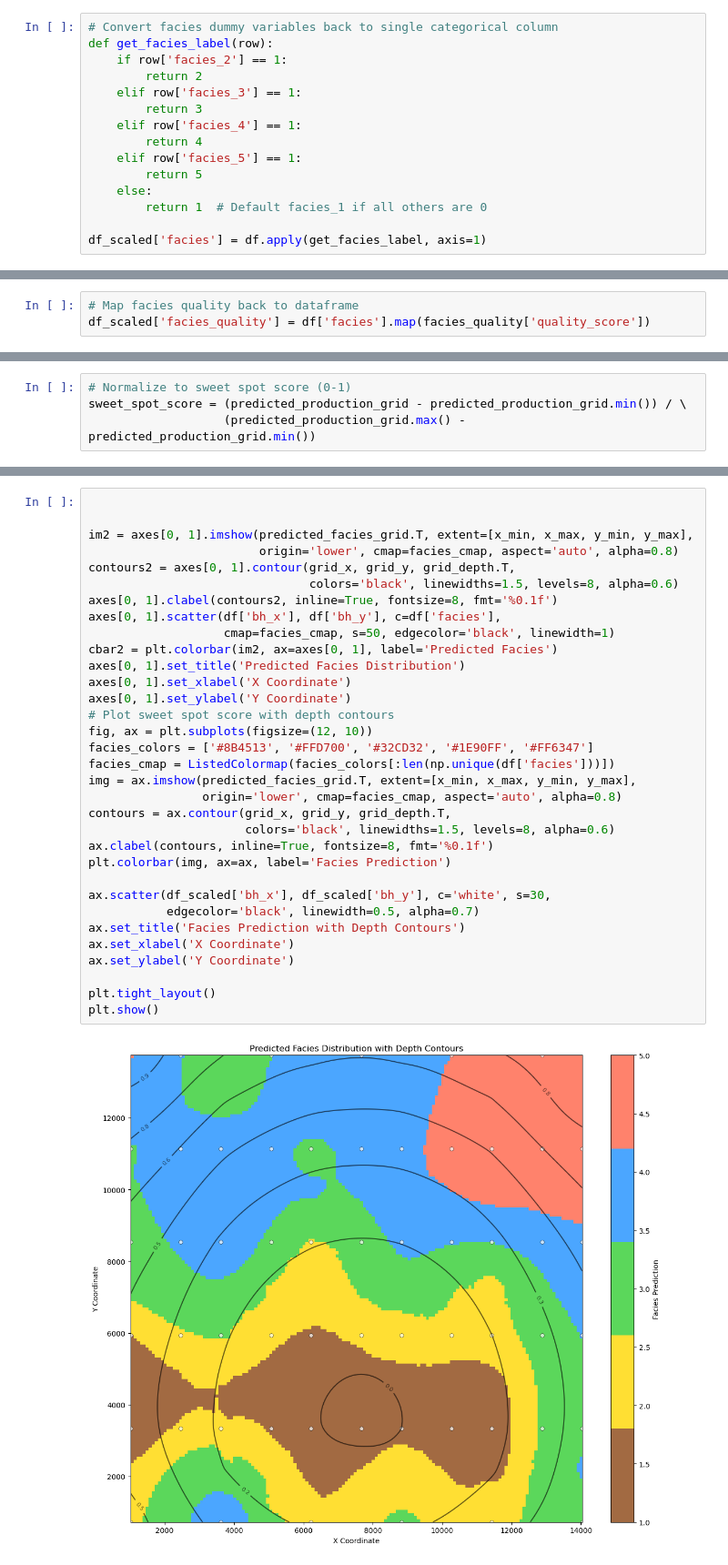
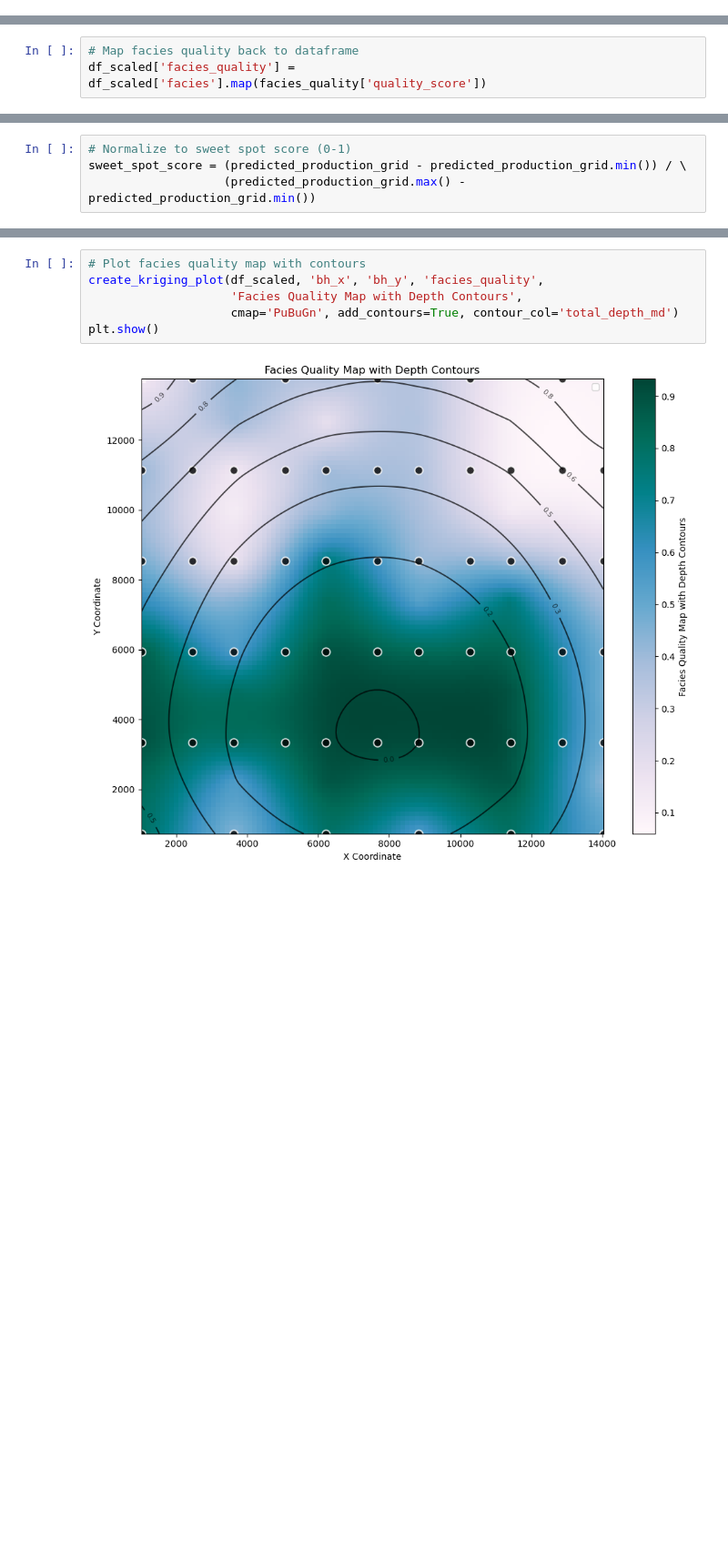
Before and after one commit to elnflores/NSC-325-Sweet-Spot-Identification, a Jupyter notebook: Exploratory.ipynb, the cells around one changed output, grey strips where cells are left out. Shown at 91% size. Cells and saved outputs as stored; diff of their text form; blank space fills up the shorter version.

```diff
--- a/Exploratory.ipynb
+++ b/Exploratory.ipynb
@@ -628,18 +591,3 @@ plt.show()
-# %%
-# Convert facies dummy variables back to single categorical column
-def get_facies_label(row):
-    if row['facies_2'] == 1:
-        return 2
-    elif row['facies_3'] == 1:
-        return 3
-    elif row['facies_4'] == 1:
-        return 4
-    elif row['facies_5'] == 1:
-        return 5
-    else:
-        return 1  # Default facies_1 if all others are 0
-
-df_scaled['facies'] = df.apply(get_facies_label, axis=1)
 # %%
 # Features for facies prediction
 feature_cols = ['bh_x', 'bh_y', 'total_depth_md', 'porosity', 'perm_hm', 'past_pressure']
@@ -909,7 +823,7 @@ facies
 Name: quality_score, dtype: float64
 # %%
 # Map facies quality back to dataframe
-df_scaled['facies_quality'] = df['facies'].map(facies_quality['quality_score'])
+df_scaled['facies_quality'] = df_scaled['facies'].map(facies_quality['quality_score'])
 # %%
 # Train Random Forest Classifier for facies prediction
 feature_cols = ['bh_x', 'bh_y', 'total_depth_md', 'porosity', 'perm_hm', 'past_pressure']
@@ -1048,38 +960,11 @@ plt.show()
 # %%
-
-
-im2 = axes[0, 1].imshow(predicted_facies_grid.T, extent=[x_min, x_max, y_min, y_max],
-                        origin='lower', cmap=facies_cmap, aspect='auto', alpha=0.8)
-contours2 = axes[0, 1].contour(grid_x, grid_y, grid_depth.T,
-                               colors='black', linewidths=1.5, levels=8, alpha=0.6)
-axes[0, 1].clabel(contours2, inline=True, fontsize=8, fmt='%0.1f')
-axes[0, 1].scatter(df['bh_x'], df['bh_y'], c=df['facies'],
-                   cmap=facies_cmap, s=50, edgecolor='black', linewidth=1)
-cbar2 = plt.colorbar(im2, ax=axes[0, 1], label='Predicted Facies')
-axes[0, 1].set_title('Predicted Facies Distribution')
-axes[0, 1].set_xlabel('X Coordinate')
-axes[0, 1].set_ylabel('Y Coordinate')
-# Plot sweet spot score with depth contours
-fig, ax = plt.subplots(figsize=(12, 10))
-facies_colors = ['#8B4513', '#FFD700', '#32CD32', '#1E90FF', '#FF6347']
-facies_cmap = ListedColormap(facies_colors[:len(np.unique(df['facies']))])
-img = ax.imshow(predicted_facies_grid.T, extent=[x_min, x_max, y_min, y_max],
-                origin='lower', cmap=facies_cmap, aspect='auto', alpha=0.8)
-contours = ax.contour(grid_x, grid_y, grid_depth.T,
-                      colors='black', linewidths=1.5, levels=8, alpha=0.6)
-ax.clabel(contours, inline=True, fontsize=8, fmt='%0.1f')
-plt.colorbar(img, ax=ax, label='Facies Prediction')
-
-ax.scatter(df_scaled['bh_x'], df_scaled['bh_y'], c='white', s=30,
-           edgecolor='black', linewidth=0.5, alpha=0.7)
-ax.set_title('Facies Prediction with Depth Contours')
-ax.set_xlabel('X Coordinate')
-ax.set_ylabel('Y Coordinate')
-
-plt.tight_layout()
+# Plot facies quality map with contours
+create_kriging_plot(df_scaled, 'bh_x', 'bh_y', 'facies_quality',
+                    'Facies Quality Map with Depth Contours',
+                    cmap='PuBuGn', add_contours=True, contour_col='total_depth_md')
 plt.show()
 # %% [output]
-[figure, old version]
+[figure, new version]
 # %%
 # Plot predicted production with depth contours
 fig, ax = plt.subplots(figsize=(12, 10))
```
Also changed, not shown: parts of 43 cells of this notebook.
